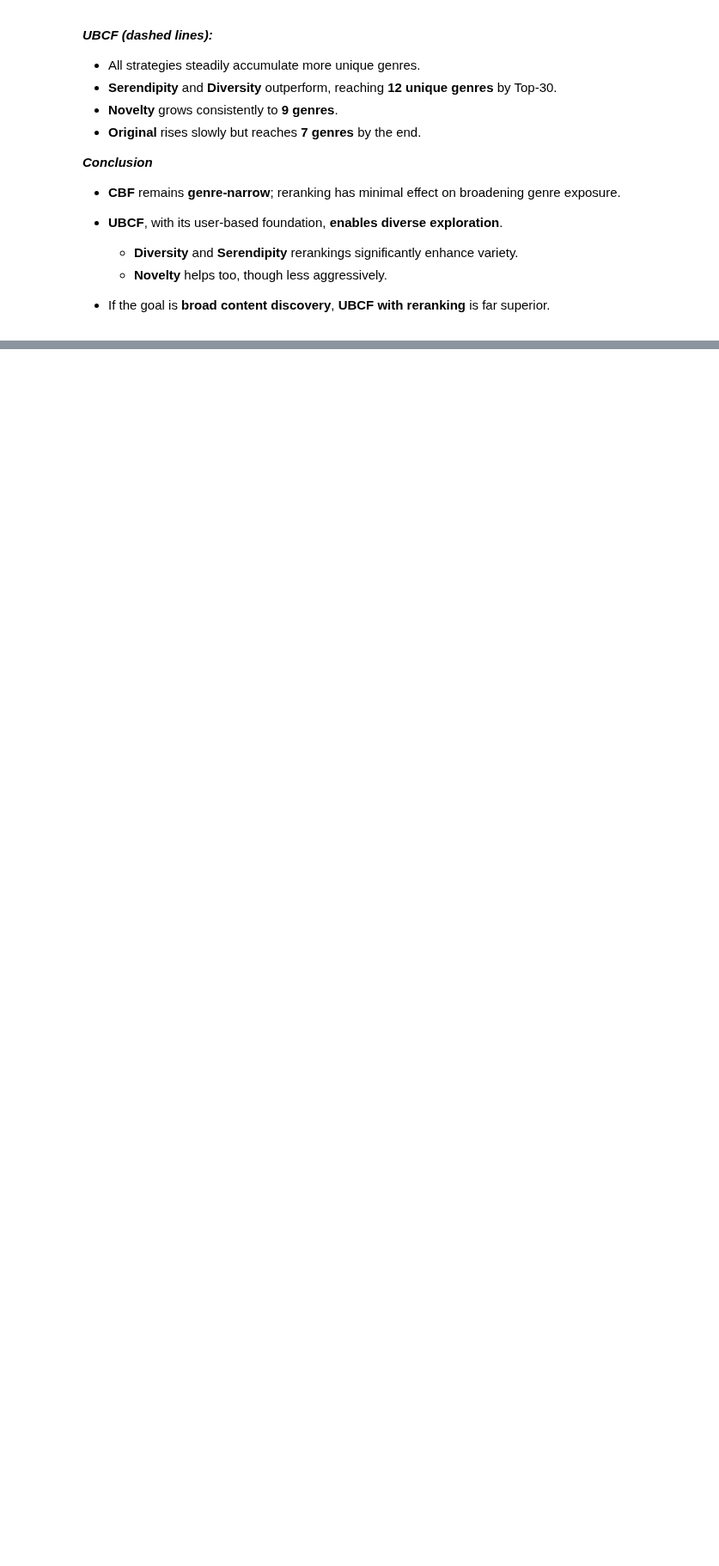
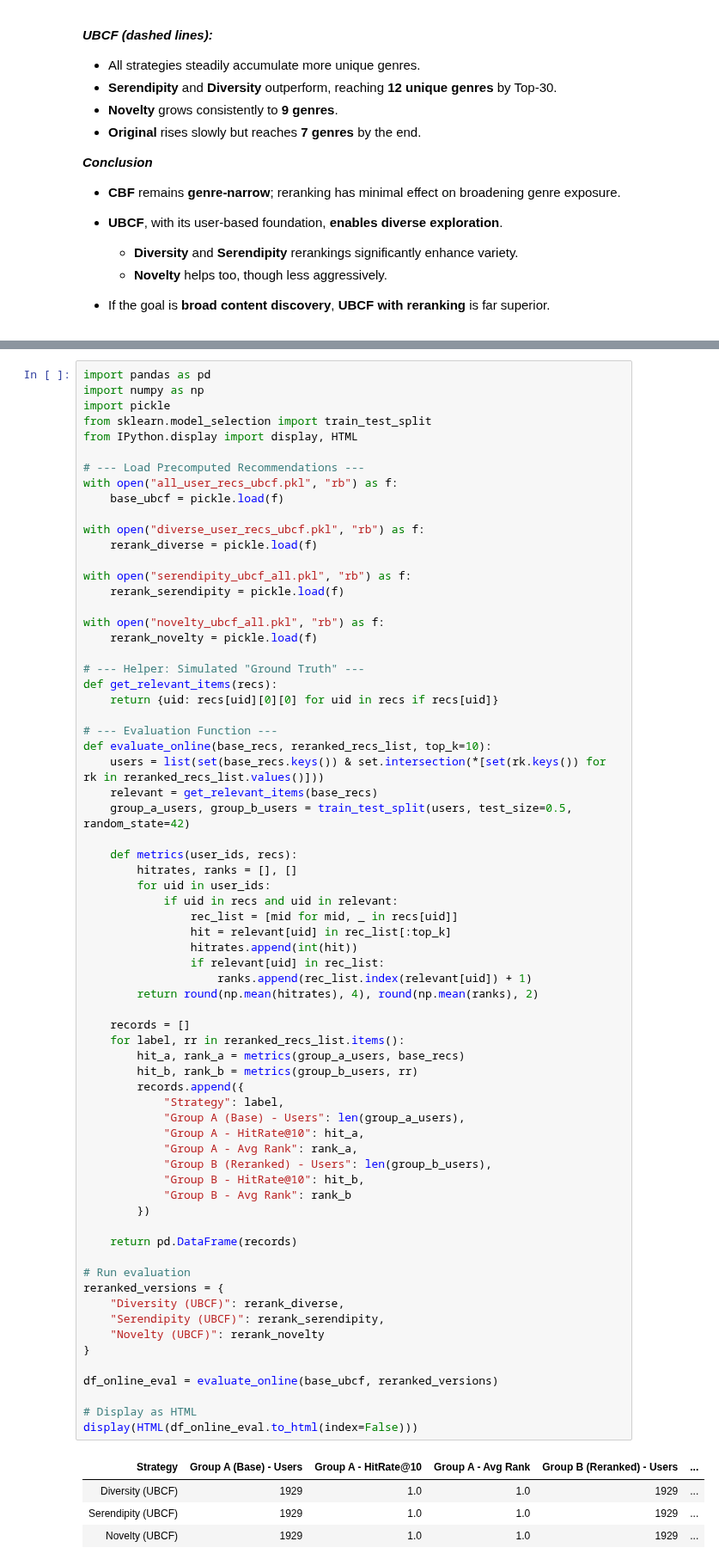
Before and after one commit to hawa1983/DATA-612, a Jupyter notebook: Project_4_4.ipynb, the cells around one changed output, grey strips where cells are left out. Shown at 86% size. Saved outputs shown, nothing was run; the diff lists cells and outputs as text; blank space fills up the shorter version.

```diff
--- a/Project_4_4.ipynb
+++ b/Project_4_4.ipynb
@@ -2888,6 +2808,79 @@ run_full_evaluation()
 * **Base CBF** was the worst-performing model, with the highest RMSE (\~1.85) and MAE (\~1.60), showing that genre-based similarity alone was insufficient without reranking.
 
 **Conclusion:** Reranking boosts accuracy for both models, but **UBCF benefits more**, especially from **serendipity**.
+# %%
+import pandas as pd
+import numpy as np
+import pickle
+from sklearn.model_selection import train_test_split
+from IPython.display import display, HTML
+
+# --- Load Precomputed Recommendations ---
+with open("all_user_recs_ubcf.pkl", "rb") as f:
+    base_ubcf = pickle.load(f)
+
+with open("diverse_user_recs_ubcf.pkl", "rb") as f:
+    rerank_diverse = pickle.load(f)
+
+with open("serendipity_ubcf_all.pkl", "rb") as f:
+    rerank_serendipity = pickle.load(f)
+
+with open("novelty_ubcf_all.pkl", "rb") as f:
+    rerank_novelty = pickle.load(f)
+
+# --- Helper: Simulated "Ground Truth" ---
+def get_relevant_items(recs):
+    return {uid: recs[uid][0][0] for uid in recs if recs[uid]}
+
+# --- Evaluation Function ---
+def evaluate_online(base_recs, reranked_recs_list, top_k=10):
+    users = list(set(base_recs.keys()) & set.intersection(*[set(rk.keys()) for rk in reranked_recs_list.values()]))
+    relevant = get_relevant_items(base_recs)
+    group_a_users, group_b_users = train_test_split(users, test_size=0.5, random_state=42)
+
+    def metrics(user_ids, recs):
+        hitrates, ranks = [], []
+        for uid in user_ids:
+            if uid in recs and uid in relevant:
+                rec_list = [mid for mid, _ in recs[uid]]
+                hit = relevant[uid] in rec_list[:top_k]
+                hitrates.append(int(hit))
+                if relevant[uid] in rec_list:
+                    ranks.append(rec_list.index(relevant[uid]) + 1)
+        return round(np.mean(hitrates), 4), round(np.mean(ranks), 2)
+
+    records = []
+    for label, rr in reranked_recs_list.items():
+        hit_a, rank_a = metrics(group_a_users, base_recs)
+        hit_b, rank_b = metrics(group_b_users, rr)
+        records.append({
+            "Strategy": label,
+            "Group A (Base) - Users": len(group_a_users),
+            "Group A - HitRate@10": hit_a,
+            "Group A - Avg Rank": rank_a,
+            "Group B (Reranked) - Users": len(group_b_users),
+            "Group B - HitRate@10": hit_b,
+            "Group B - Avg Rank": rank_b
+        })
+
+    return pd.DataFrame(records)
+
+# Run evaluation
+reranked_versions = {
+    "Diversity (UBCF)": rerank_diverse,
+    "Serendipity (UBCF)": rerank_serendipity,
+    "Novelty (UBCF)": rerank_novelty
+}
+
+df_online_eval = evaluate_online(base_ubcf, reranked_versions)
+
+# Display as HTML
+display(HTML(df_online_eval.to_html(index=False)))
+# %% [output]
+| Strategy | Group A (Base) - Users | Group A - HitRate@10 | Group A - Avg Rank | Group B (Reranked) - Users | ... |
+| Diversity (UBCF) | 1929 | 1.0 | 1.0 | 1929 | ... |
+| Serendipity (UBCF) | 1929 | 1.0 | 1.0 | 1929 | ... |
+| Novelty (UBCF) | 1929 | 1.0 | 1.0 | 1929 | ... |
 # %% [markdown]
 **Plot 1: CBF Predicting Its Own Reranked Recommendations**
 
```
Also changed, not shown: parts of 9 cells of this notebook.
